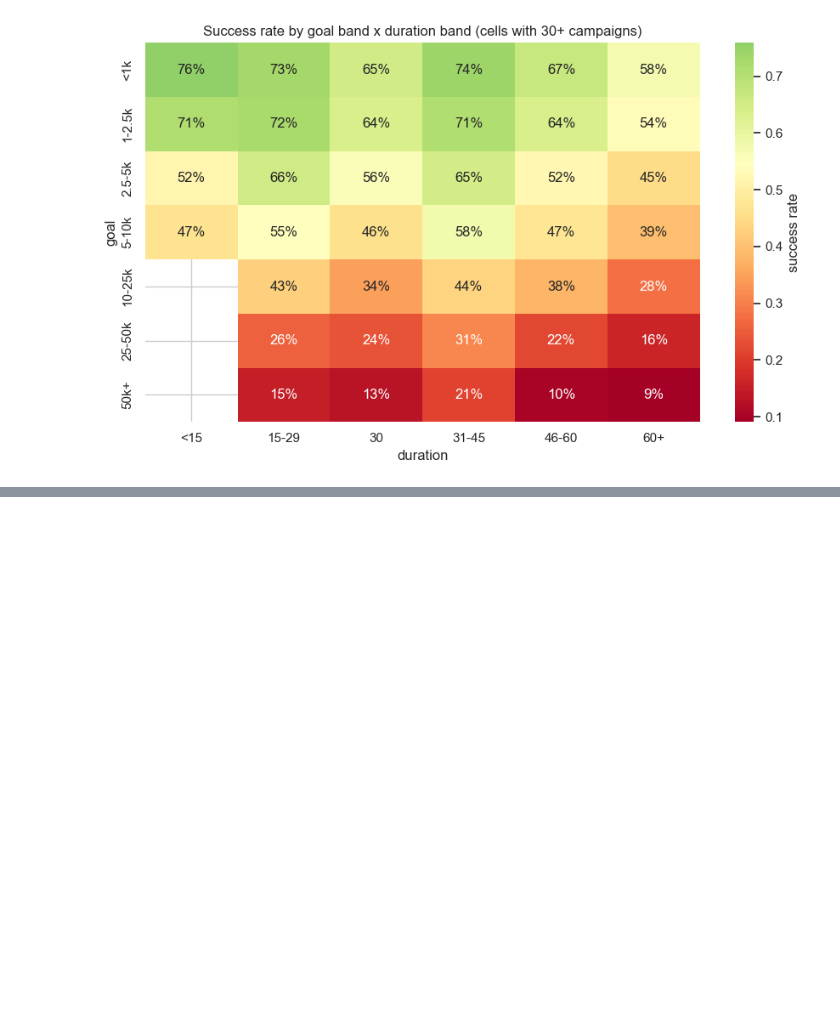
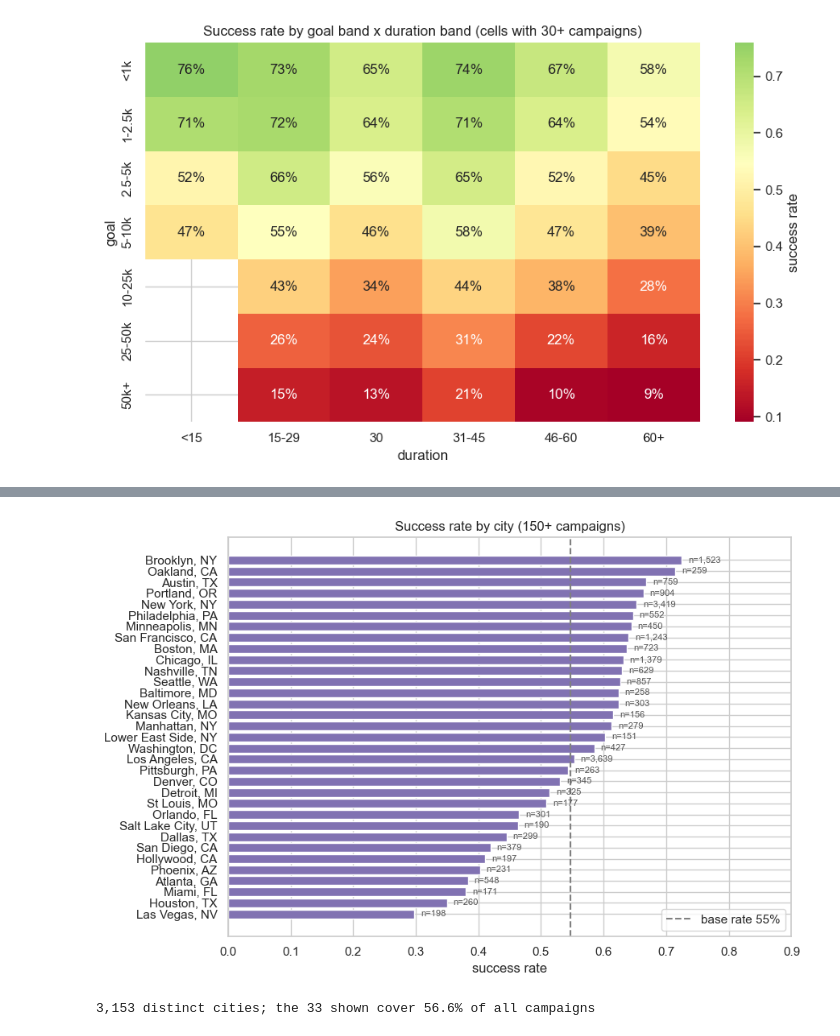
Before and after one commit to michelllinstar/StateStreet_BTT_individual, a Jupyter notebook: notebooks/kickstarter_data_prep_and_eda.ipynb, the cells around one changed output, grey strips where cells are left out. Saved outputs shown, nothing was run; the diff lists cells and outputs as text; code cells hidden in the pictures; blank space fills up the shorter version.

```diff
--- a/notebooks/kickstarter_data_prep_and_eda.ipynb
+++ b/notebooks/kickstarter_data_prep_and_eda.ipynb
@@ -1017,0 +1077,18 @@ plt.tight_layout(); plt.savefig(FIG_DIR / "eda_goal_duration.png", dpi=150); plt
+# %%
+city = (eda.groupby(["city", "state"])["success"].agg(rate="mean", n="size")
+           .query("n >= 150").sort_values("rate"))
+fig, ax = plt.subplots(figsize=(9, 6))
+labels = [f"{c}, {s}" for c, s in city.index]
+ax.barh(labels, city["rate"], color=PALETTE[4])
+ax.axvline(BASE, ls="--", c="gray", label=f"base rate {BASE:.0%}")
+for i, n in enumerate(city["n"]):
+    ax.text(city["rate"].iloc[i] + 0.01, i, f"n={n:,}", va="center", fontsize=8, color="#555")
+ax.set(title="Success rate by city (150+ campaigns)", xlabel="success rate", xlim=(0, 0.9))
+ax.legend(loc="lower right")
+plt.tight_layout(); plt.savefig(FIG_DIR / "eda_city.png", dpi=150); plt.show()
+
+print(f"{eda['city'].nunique():,} distinct cities; the {len(city)} shown cover "
+      f"{city['n'].sum() / len(eda):.1%} of all campaigns")
+# %% [output]
+[figure, added]
+3,153 distinct cities; the 33 shown cover 56.6% of all campaigns
```
Also changed, not shown: parts of 20 cells of this notebook, 8 other files.
